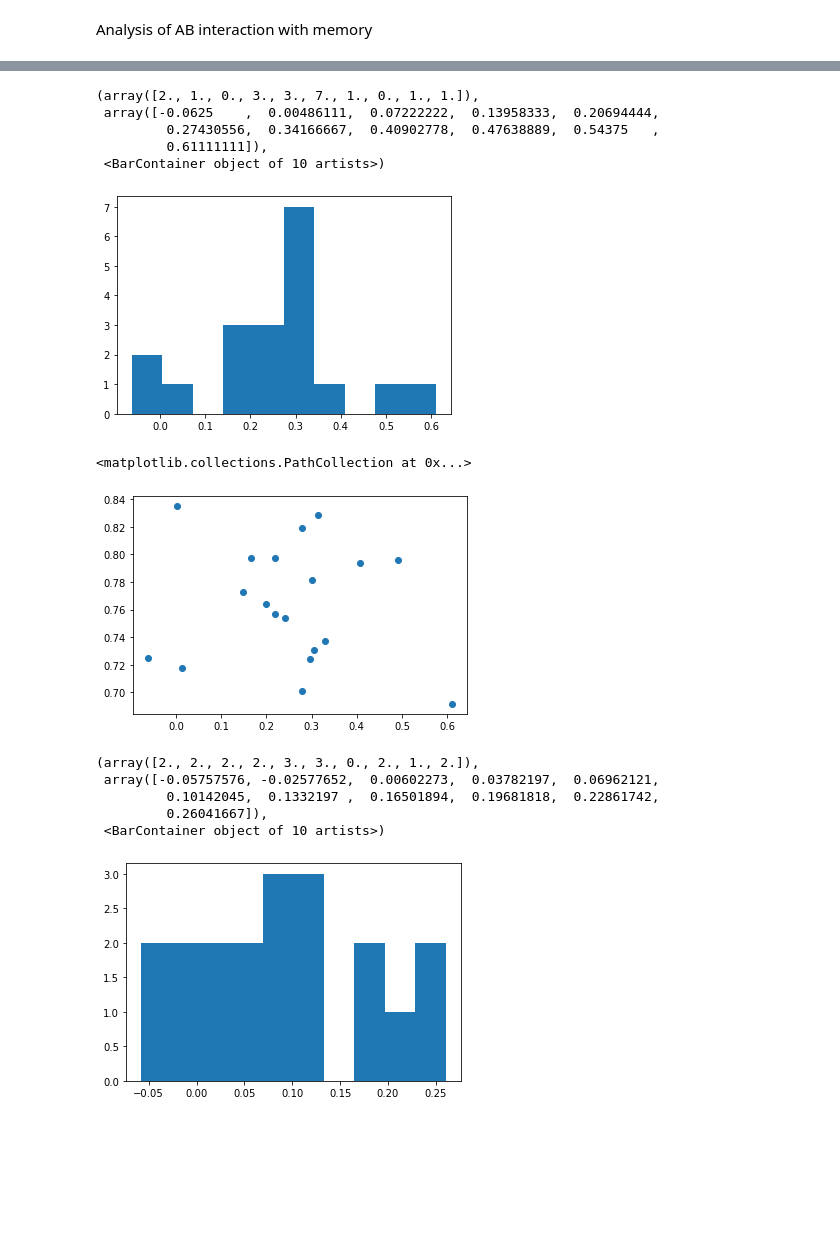
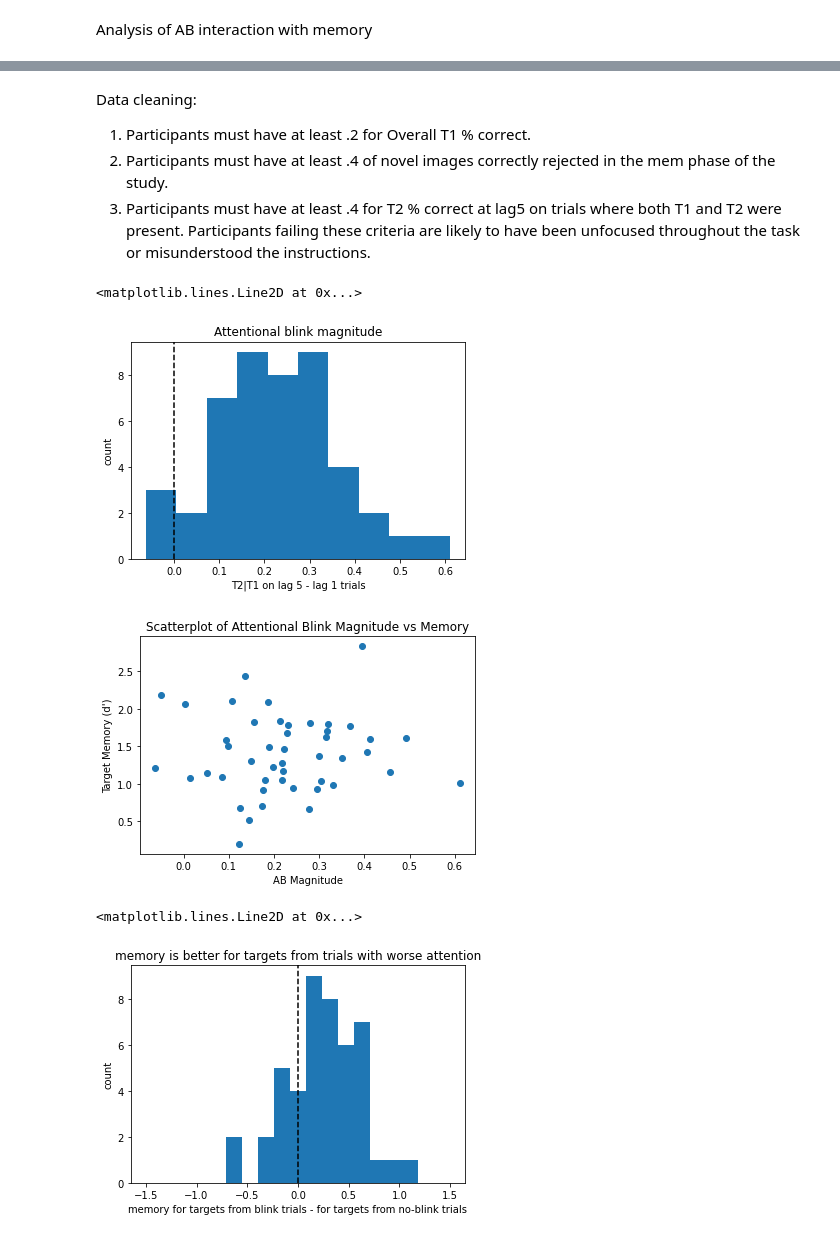
Before and after one commit to adede1988/ABmem, a Jupyter notebook: ABmemNotebook.ipynb, the cells around one changed output, grey strips where cells are left out. Drawn from its saved outputs; the diff is of its cells as text; code cells hidden in the pictures; blank space fills up the shorter version.

```diff
--- a/ABmemNotebook.ipynb
+++ b/ABmemNotebook.ipynb
@@ -74,26 +87,45 @@ df['blinkMag'] = df['Lag5_T1P_T2P_T2_T1'] - df['Lag1_T1P_T2P_T2_T1']
+# %% [markdown]
+Data cleaning:
+1) Participants must have at least .2 for Overall T1 % correct.
+2) Participants must have at least .4 of novel images correctly rejected in the mem phase of the study.
+3) Participants must have at least .4 for T2 % correct at lag5 on trials where both T1 and T2 were present.
+Participants failing these criteria are likely to have been unfocused throughout the task or misunderstood the instructions.
+# %%
+#implement criterion 1:
+df = df.loc[df['ABT1overall']>.5, :]
+#implement criterion 2:
+df = df.loc[df['TargALL_UVSD_d']>.1, :]
+#implement criterion 3:
+df = df.loc[df['Lag5_T1P_T2P_T2']>.4, :]
 # %%
+#Use this
 #how big is the attentional blink we observe?
 plt.hist(df['blinkMag'])
+plt.ylabel('count')
+plt.xlabel('T2|T1 on lag 5 - lag 1 trials')
+plt.title('Attentional blink magnitude')
+plt.axvline(x=0, color = 'k', linestyle='--')
 # %% [output]
-(array([2., 1., 0., 3., 3., 7., 1., 0., 1., 1.]),
- array([-0.0625    ,  0.00486111,  0.07222222,  0.13958333,  0.20694444,
-         0.27430556,  0.34166667,  0.40902778,  0.47638889,  0.54375   ,
-         0.61111111]),
- <BarContainer object of 10 artists>)
+<matplotlib.lines.Line2D at 0x...>
-[figure, old version]
+[figure, new version]
 # %%
+#Use this
 #does a bigger attentional blink (worse performance) lead to better memory on a subject level?
-plt.scatter(df['blinkMag'], df['targMem'])
+plt.scatter(df['blinkMag'], df['TargALL_UVSD_d'])
+plt.xlabel('AB Magnitude')
+plt.ylabel('Target Memory (d\')')
+plt.title('Scatterplot of Attentional Blink Magnitude vs Memory')
+plt.show()
 # %% [output]
-<matplotlib.collections.PathCollection at 0x...>
-[figure, old version]
+[figure, new version]
 # %%
+#Use this
 #does spending more time (and causing an attentional blink) on T1 lead to better memory on an item level?
-plt.hist(df['PP1blink_mem'] - df['PP1cor_mem'])
+plt.hist(df['L1blink_UVSD_d'] - df['L1cor_UVSD_d'], np.linspace(-1.5,1.5,20))
+plt.ylabel('count')
+plt.xlabel('memory for targets from blink trials - for targets from no-blink trials')
+plt.title('memory is better for targets from trials with worse attention')
+plt.axvline(x=0, color = 'k', linestyle='--')
 # %% [output]
-(array([2., 2., 2., 2., 3., 3., 0., 2., 1., 2.]),
- array([-0.05757576, -0.02577652,  0.00602273,  0.03782197,  0.06962121,
-         0.10142045,  0.1332197 ,  0.16501894,  0.19681818,  0.22861742,
-         0.26041667]),
- <BarContainer object of 10 artists>)
+<matplotlib.lines.Line2D at 0x...>
-[figure, old version]
+[figure, new version]
```
Also changed, not shown: parts of 34 cells of this notebook, 36 other files.
